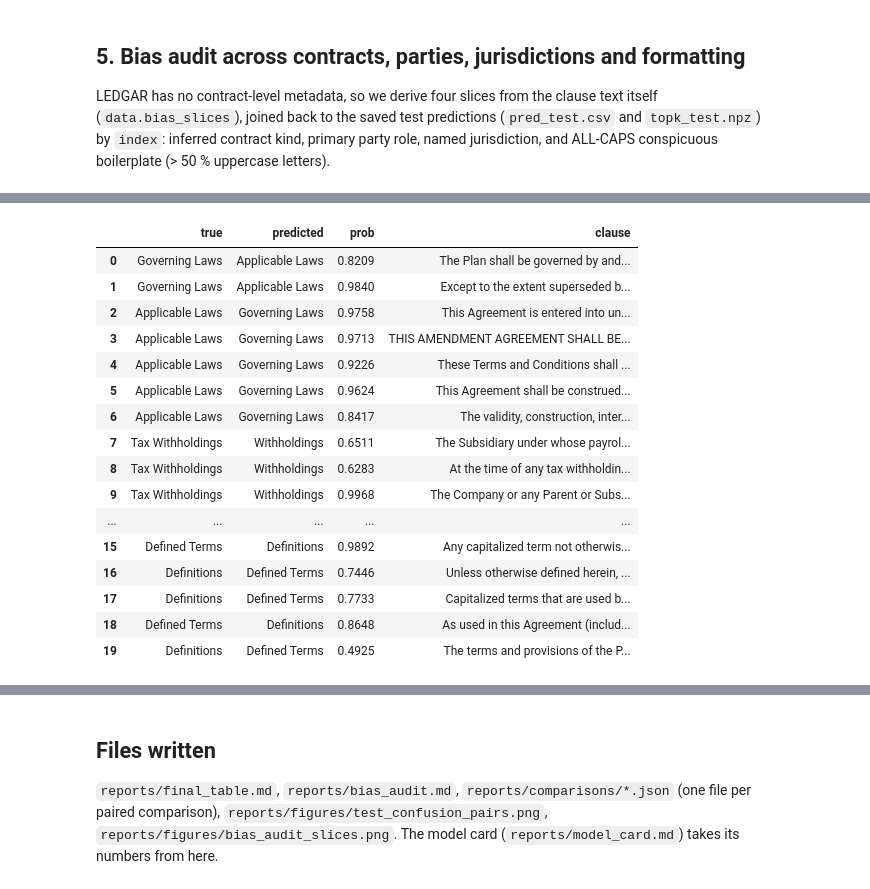
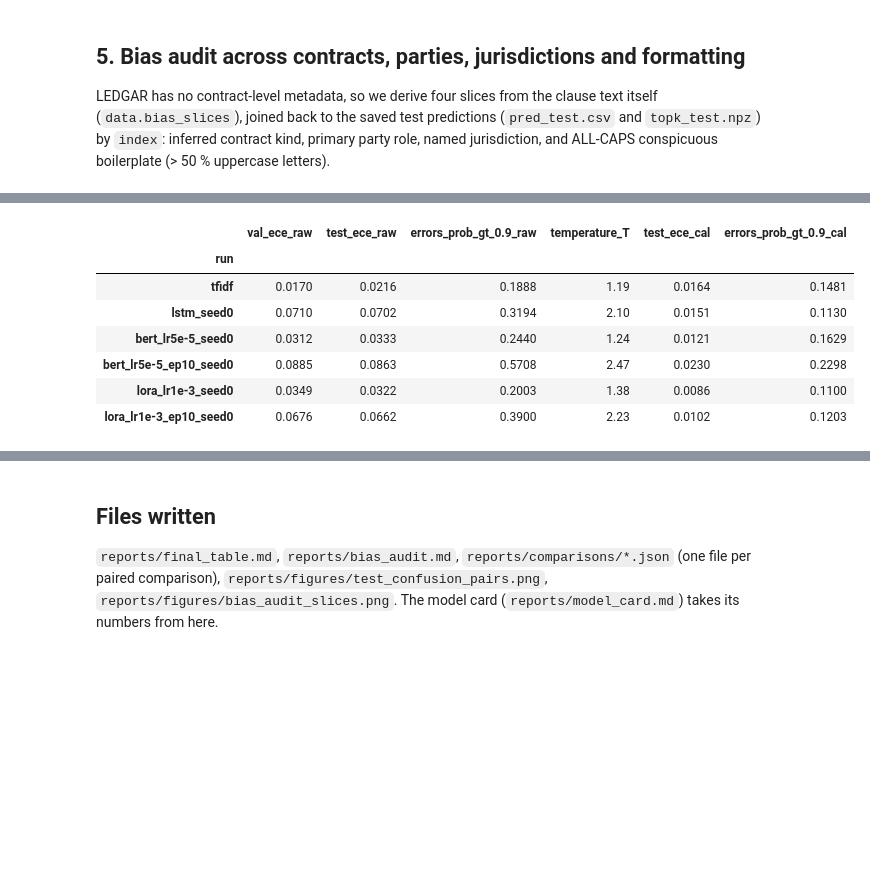
Before and after one commit to jbouniol/nlp-project, a Jupyter notebook: notebooks/06_evaluation.ipynb, the cells around one changed output, grey strips where cells are left out. Drawn from its saved outputs; the diff is of its cells as text; code cells hidden in the pictures; blank space fills up the shorter version.

```diff
--- a/notebooks/06_evaluation.ipynb
+++ b/notebooks/06_evaluation.ipynb
@@ -213,9 +261,25 @@ for a, b in pairs_to_test:
         seed=cfg.seed,
         n_classes=cfg.n_classes,
     )
+    sa = [f"{a[:-6]}_seed{s}" for s in (0, 1, 2)] if a.endswith("_seed0") and f"{a[:-6]}_seed1" in test else [a]
+    sb = [f"{b[:-6]}_seed{s}" for s in (0, 1, 2)] if b.endswith("_seed0") and f"{b[:-6]}_seed1" in test else [b]
+    if len(sa) > 1 or len(sb) > 1:
+        r["multi_seed"] = {
+            "runs_a": sa,
+            "runs_b": sb,
+            **stats.compare_seeds(
+                y_test,
+                [test[x]["y_pred"] for x in sa],
+                [test[x]["y_pred"] for x in sb],
+                n_boot=cfg.n_boot,
+                seed=cfg.seed,
+                n_classes=cfg.n_classes,
+            ),
+        }
     (REPORTS / "comparisons" / f"{a}__vs__{b}.json").write_text(
         json.dumps({"a": a, "b": b, **r}, indent=2) + "\n"
     )
+    ms_diff = r.get("multi_seed", {}).get("bootstrap", r["bootstrap"])
     rows.append(
         {
             "A": a,
@@ -223,6 +287,9 @@ for a, b in pairs_to_test:
             "macro-F1 A - B": r["bootstrap"]["diff"],
             "95 % low": r["bootstrap"]["low"],
             "95 % high": r["bootstrap"]["high"],
+            "3-seed diff": ms_diff["diff"],
+            "3-seed low": ms_diff["low"],
+            "3-seed high": ms_diff["high"],
             "b (only A)": r["contingency"]["only_a"],
             "c (only B)": r["contingency"]["only_b"],
             "McNemar p": r["mcnemar"]["p"],
@@ -425,34 +496,61 @@ its (wrong) answer.
 # %%
+cal_runs = [
+    "tfidf",
+    "lstm_seed0",
+    "bert_lr5e-5_seed0",
+    "bert_lr5e-5_ep10_seed0",
+    "lora_lr1e-3_seed0",
+    "lora_lr1e-3_ep10_seed0",
+]
+cal_rows = []
+for r in cal_runs:
+    if not (RESULTS / r / "pred_test.csv").exists():
+        continue
+    dv = pd.read_csv(RESULTS / r / "pred_val.csv")
+    dt = pd.read_csv(RESULTS / r / "pred_test.csv")
+    yv, pv, cv = dv["y_true"].to_numpy(), dv["y_pred"].to_numpy(), dv["prob_max"].to_numpy()
+    yt, pt, ct = dt["y_true"].to_numpy(), dt["y_pred"].to_numpy(), dt["prob_max"].to_numpy()
+    temp = metrics.fit_temperature(yv, pv, cv)
+    ct_cal = metrics.scale_confidence(ct, temp)
+    wrong_t = yt != pt
+    cal_rows.append(
+        {
+            "run": r,
+            "val_ece_raw": metrics.ece(yv, pv, cv),
+            "test_ece_raw": metrics.ece(yt, pt, ct),
+            "errors_prob_gt_0.9_raw": float((ct[wrong_t] > 0.9).mean()),
+            "temperature_T": temp,
+            "test_ece_cal": metrics.ece(yt, pt, ct_cal),
+            "errors_prob_gt_0.9_cal": float((ct_cal[wrong_t] > 0.9).mean()),
+        }
+    )
+cal_table = pd.DataFrame(cal_rows).set_index("run")
+display(cal_table.round(4))
+
 probs = pd.read_csv(RESULTS / CANDIDATE / "pred_test.csv")["prob_max"].to_numpy()
+cand_T = float(cal_table.loc[CANDIDATE, "temperature_T"])
+probs_cal = metrics.scale_confidence(probs, cand_T)
 rng = np.random.default_rng(cfg.seed)
 shown = []
 for a, b in confused[["class_a", "class_b"]].head(3).to_numpy():
     wrong = np.flatnonzero(((y_test == a) & (pred == b)) | ((y_test == b) & (pred == a)))
     shown += list(rng.choice(wrong, size=min(7, len(wrong)), replace=False))
 errors = pd.DataFrame(
     {
         "true": [LABELS[y_test[i]] for i in shown],
         "predicted": [LABELS[pred[i]] for i in shown],
         "prob": probs[shown],
+        "prob_cal": probs_cal[shown].round(4),
         "clause": [full["test"][int(i)]["text"][:220] + "…" for i in shown],
     }
 )
 errors.head(20)
 # %% [output]
-|  | true | predicted | prob | clause |
-| 0 | Governing Laws | Applicable Laws | 0.8209 | The Plan shall be governed by and... |
-| 1 | Governing Laws | Applicable Laws | 0.9840 | Except to the extent superseded b... |
-| 2 | Applicable Laws | Governing Laws | 0.9758 | This Agreement is entered into un... |
-| 3 | Applicable Laws | Governing Laws | 0.9713 | THIS AMENDMENT AGREEMENT SHALL BE... |
-| 4 | Applicable Laws | Governing Laws | 0.9226 | These Terms and Conditions shall ... |
-| 5 | Applicable Laws | Governing Laws | 0.9624 | This Agreement shall be construed... |
-| 6 | Applicable Laws | Governing Laws | 0.8417 | The validity, construction, inter... |
-| 7 | Tax Withholdings | Withholdings | 0.6511 | The Subsidiary under whose payrol... |
-| 8 | Tax Withholdings | Withholdings | 0.6283 | At the time of any tax withholdin... |
-| 9 | Tax Withholdings | Withholdings | 0.9968 | The Company or any Parent or Subs... |
-| ... | ... | ... | ... | ... |
-| 15 | Defined Terms | Definitions | 0.9892 | Any capitalized term not otherwis... |
-| 16 | Definitions | Defined Terms | 0.7446 | Unless otherwise defined herein, ... |
-| 17 | Definitions | Defined Terms | 0.7733 | Capitalized terms that are used b... |
-| 18 | Defined Terms | Definitions | 0.8648 | As used in this Agreement (includ... |
-| 19 | Definitions | Defined Terms | 0.4925 | The terms and provisions of the P... |
+|  | val_ece_raw | test_ece_raw | errors_prob_gt_0.9_raw | temperature_T | test_ece_cal | errors_prob_gt_0.9_cal |
+| run |  |  |  |  |  |  |
+| tfidf | 0.0170 | 0.0216 | 0.1888 | 1.19 | 0.0164 | 0.1481 |
+| lstm_seed0 | 0.0710 | 0.0702 | 0.3194 | 2.10 | 0.0151 | 0.1130 |
+| bert_lr5e-5_seed0 | 0.0312 | 0.0333 | 0.2440 | 1.24 | 0.0121 | 0.1629 |
+| bert_lr5e-5_ep10_seed0 | 0.0885 | 0.0863 | 0.5708 | 2.47 | 0.0230 | 0.2298 |
+| lora_lr1e-3_seed0 | 0.0349 | 0.0322 | 0.2003 | 1.38 | 0.0086 | 0.1100 |
+| lora_lr1e-3_ep10_seed0 | 0.0676 | 0.0662 | 0.3900 | 2.23 | 0.0102 | 0.1203 |
```
Also changed, not shown: parts of 9 cells of this notebook, 12 other files.
